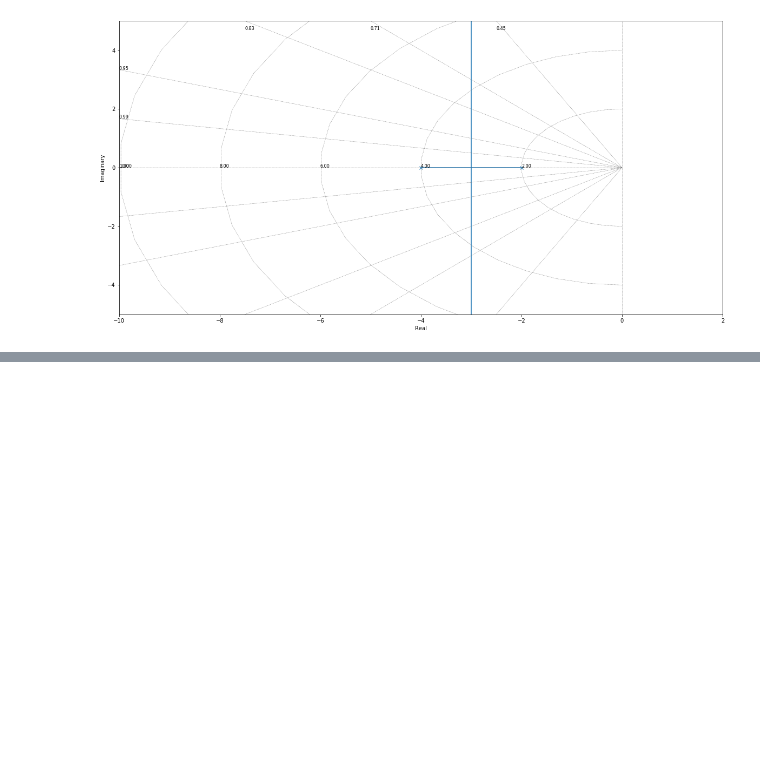
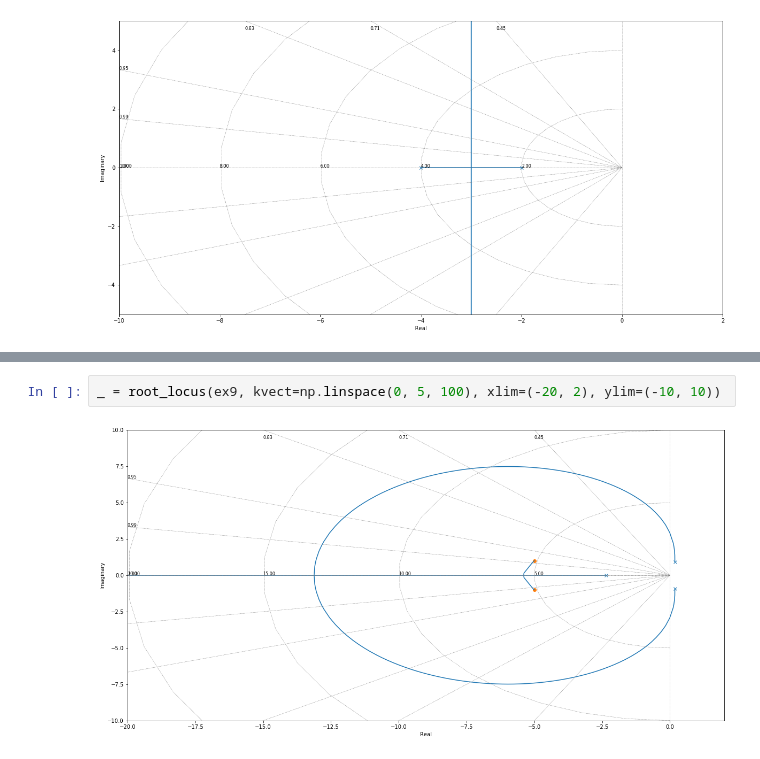
Before and after one commit to kenzosakiyama/controle, a Jupyter notebook: lugar_das_raizes.ipynb, the cells around one changed output, grey strips where cells are left out. Cells and saved outputs as stored; diff of their text form; blank space fills up the shorter version.

```diff
--- a/lugar_das_raizes.ipynb
+++ b/lugar_das_raizes.ipynb
@@ -118,0 +137,4 @@ _ = root_locus(ex7, kvect=np.linspace(0, 5, 100), xlim=(-10, 2), ylim=(-5, 5))
+# %%
+_ = root_locus(ex9, kvect=np.linspace(0, 5, 100), xlim=(-20, 2), ylim=(-10, 10))
+# %% [output]
+[figure, added]
```
Also changed, not shown: parts of 5 cells of this notebook, 1 other file.
